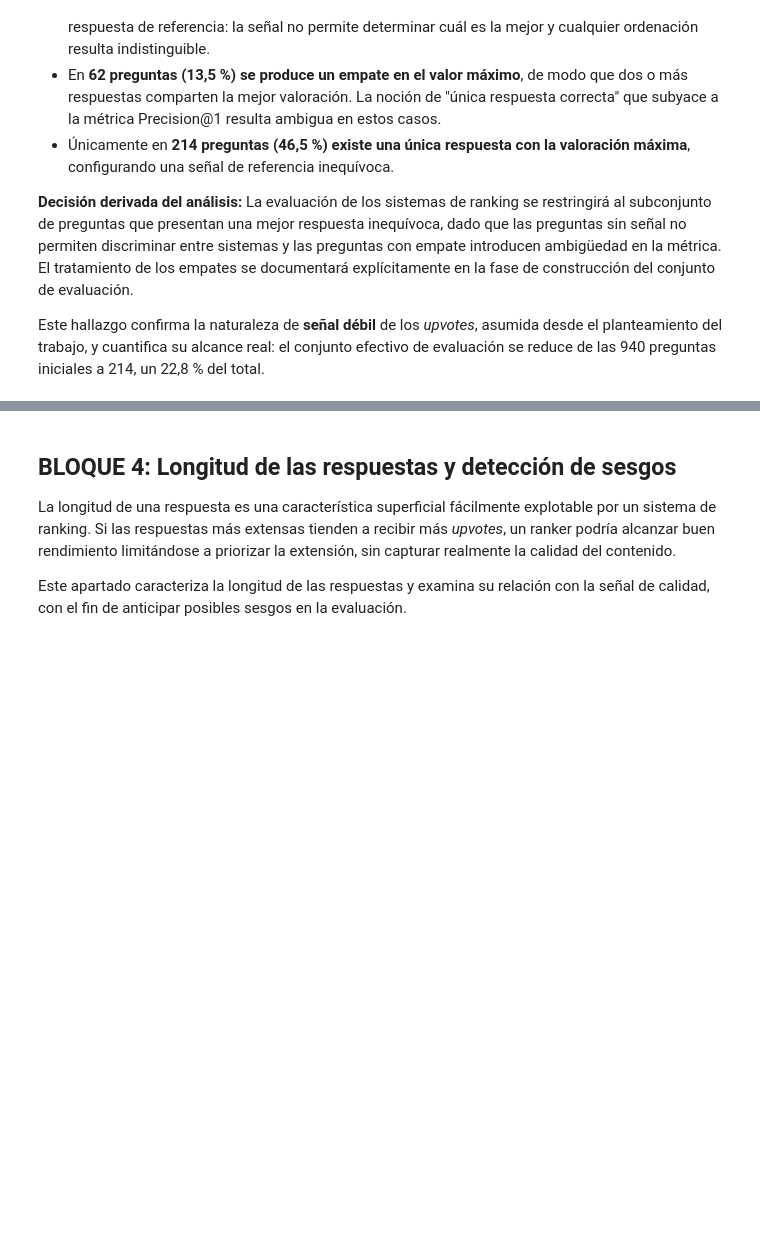
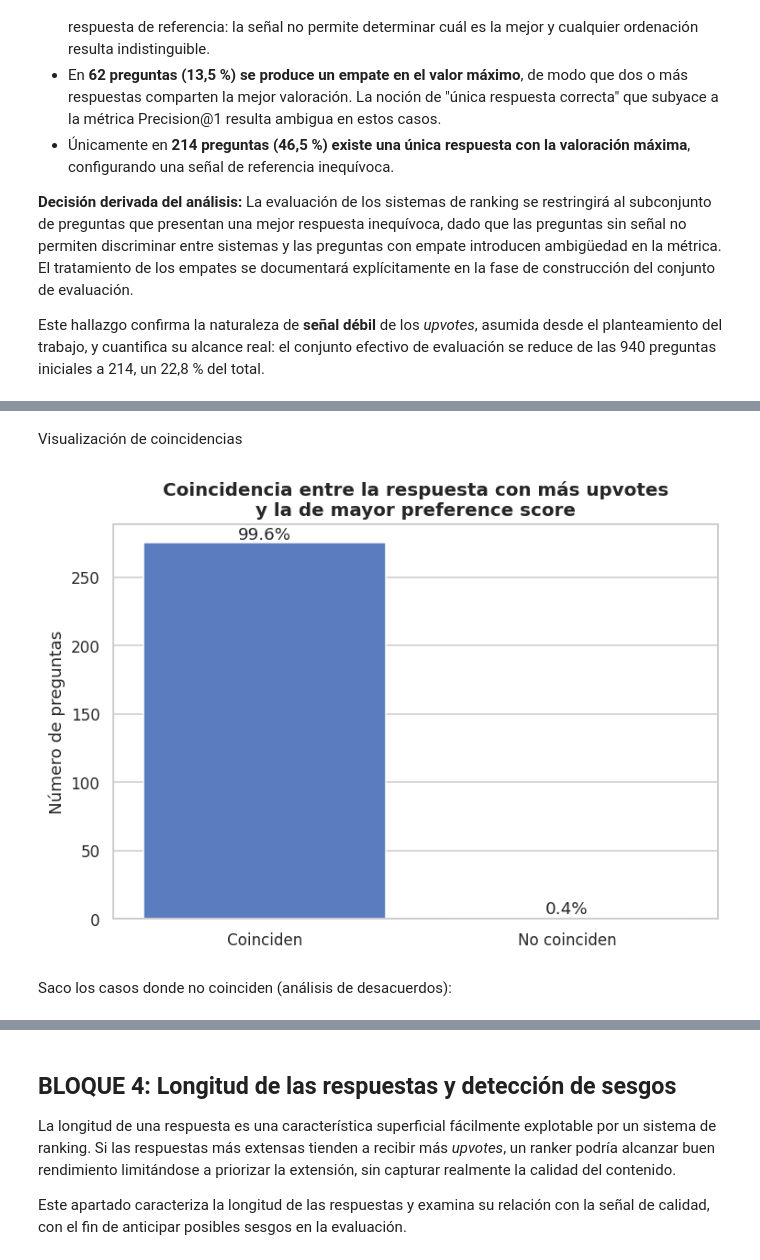
Before and after one commit to julia-acurio/TFG, a Jupyter notebook: notebooks/01_EDA.ipynb, the cells around one changed output, grey strips where cells are left out. Cells and saved outputs as stored; diff of their text form; code cells hidden in the pictures; blank space fills up the shorter version.

```diff
--- a/notebooks/01_EDA.ipynb
+++ b/notebooks/01_EDA.ipynb
@@ -436,0 +493,17 @@ un 22,8 % del total.
+# %%
+# Preguntas en las que existe alguna señal de preferencia
+ids_con_preferencia = (
+    df_rank.groupby("questionID")["preference_score"]
+    .max()
+)
+
+ids_con_preferencia = ids_con_preferencia[
+    ids_con_preferencia > 0
+].index
+
+df_preferencia = df_rank[
+    df_rank["questionID"].isin(ids_con_preferencia)
+].copy()
+
+print("Preguntas con señal de preferencia:",
+      df_preferencia["questionID"].nunique())
@@ -436,0 +565,36 @@ un 22,8 % del total.
+# %% [markdown]
+Visualización de coincidencias
+# %%
+conteo = (
+    comparacion["coincide"]
+    .map({True: "Coinciden", False: "No coinciden"})
+    .value_counts()
+)
+
+plt.figure(figsize=(7, 5))
+
+ax = sns.barplot(
+    x=conteo.index,
+    y=conteo.values
+)
+
+plt.title("Coincidencia entre la respuesta con más upvotes\ny la de mayor preference score")
+plt.xlabel("")
+plt.ylabel("Número de preguntas")
+
+for i, valor in enumerate(conteo.values):
+    porcentaje = valor / conteo.sum() * 100
+    ax.text(
+        i,
+        valor,
+        f"{porcentaje:.1f}%",
+        ha="center",
+        va="bottom"
+    )
+
+plt.tight_layout()
+plt.show()
+# %% [output]
+[figure, added]
+# %% [markdown]
+Saco los casos donde no coinciden (análisis de desacuerdos):
```
Also changed, not shown: parts of 47 cells of this notebook.
